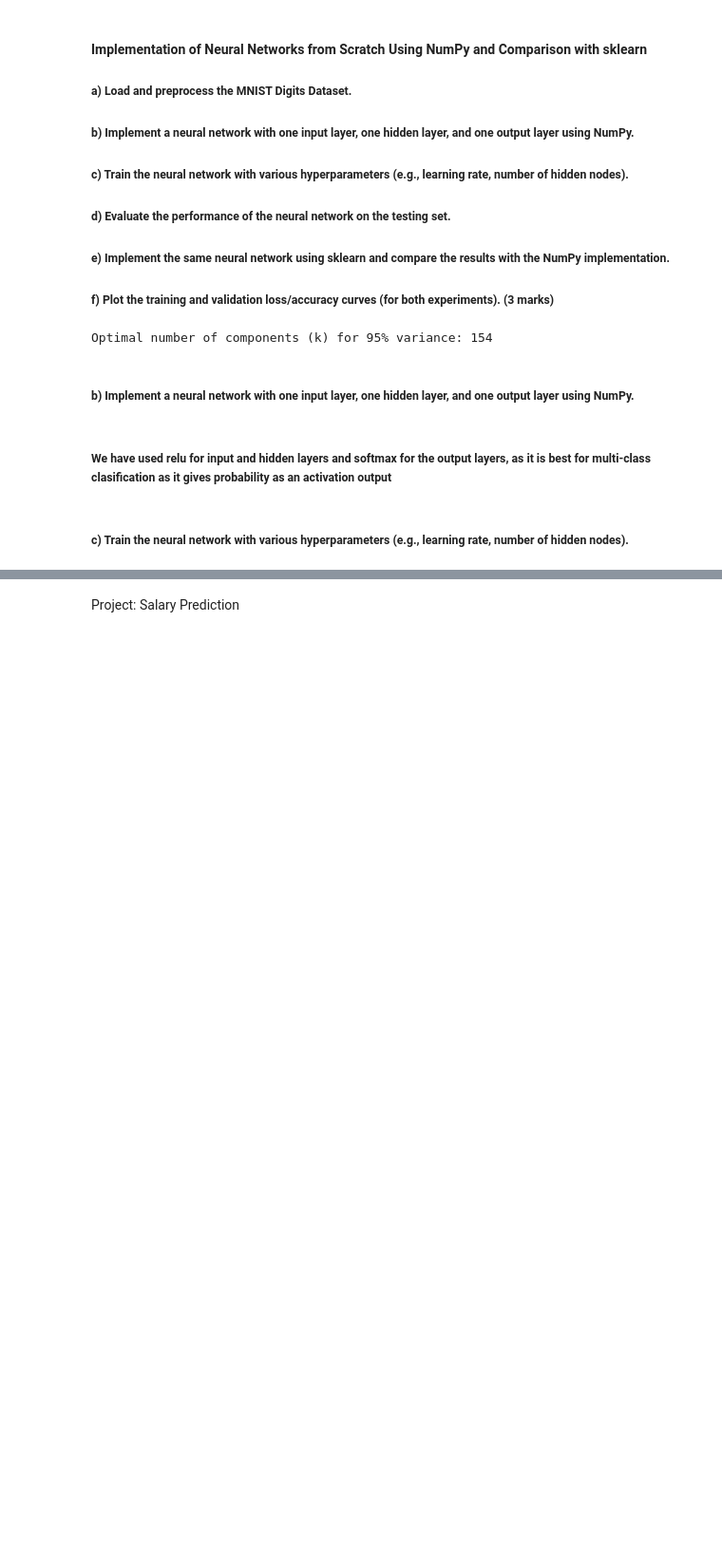
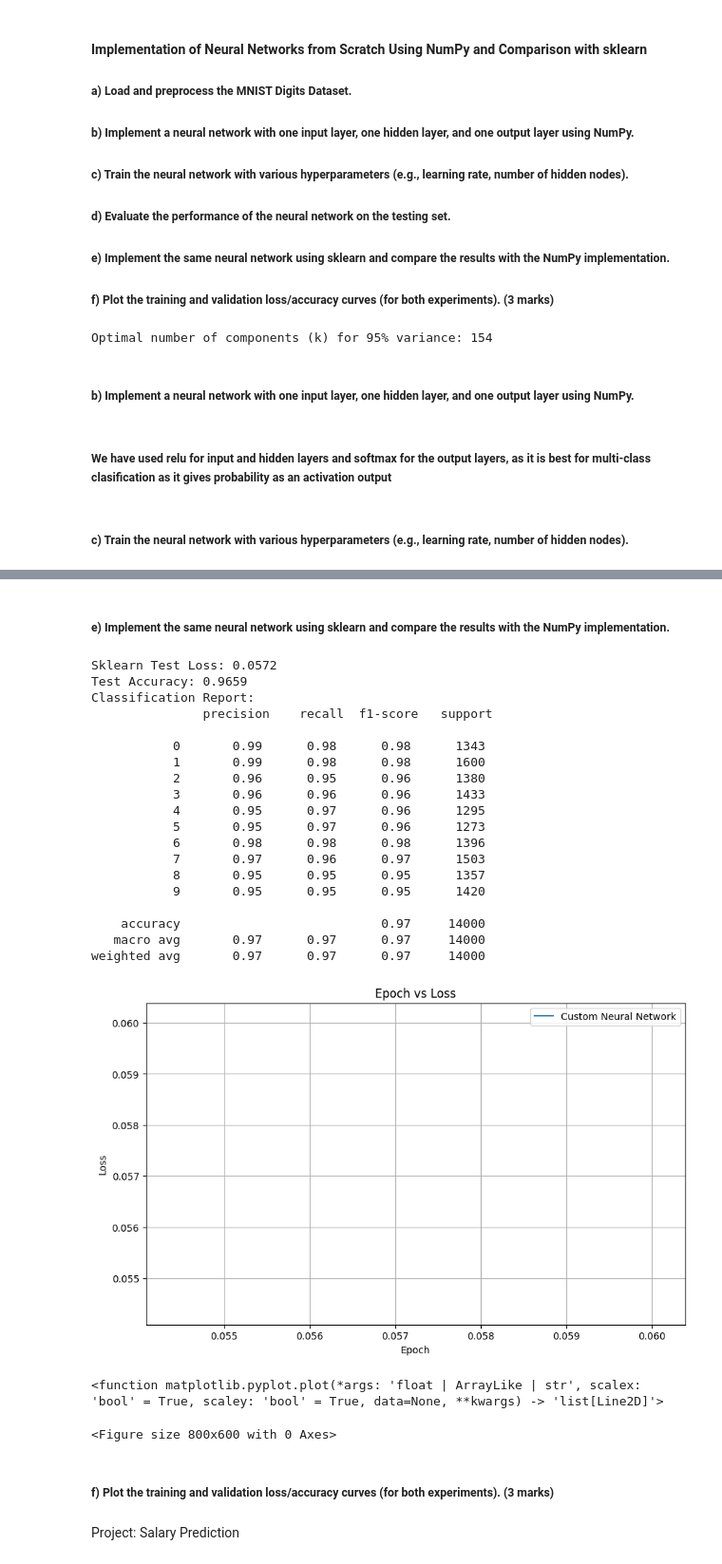
Before and after one commit to fastasturtlee/EDA, a Jupyter notebook: g24ait2004_g24ait2212_A2.ipynb, the cells around one changed output, grey strips where cells are left out. Shown: that part at 95% size. Saved outputs shown, nothing was run; the diff lists cells and outputs as text; code cells hidden in the pictures; blank space fills up the shorter version.

Commit message:
added some graph

```diff
--- a/g24ait2004_g24ait2212_A2.ipynb
+++ b/g24ait2004_g24ait2212_A2.ipynb
@@ -454,8 +456,11 @@ class NeuralNetwork:
 
             self.backward_pass(inputs, labels)
 
-            if epoch % 10 == 0:
-                print(f"Epoch {epoch}, Loss: {loss:.4f}")
+            print(f"Epoch {epoch+1}, Loss: {loss:.4f}")
+
+
+        self.loss = loss
+
 
     def predict(self, inputs):
 
@@ -464,6 +469,6 @@ class NeuralNetwork:
 # %% [markdown]
 ##### c) Train the neural network with various hyperparameters (e.g., learning rate, number of hidden nodes).
 # %%
-network = NeuralNetwork(input_size=optimal_k, hidden_layer_size=20, output_size=10,learning_rate=0.01)
+network = NeuralNetwork(input_size=optimal_k, hidden_layer_size=100, output_size=10,learning_rate=0.01)
 # %%
 network.train(pca_digit_train_data, digit_train_target_data.astype(int), epochs=100)
@@ -484,0 +526,55 @@ Test Accuracy: 0.9372
+# %% [markdown]
+##### e) Implement the same neural network using sklearn and compare the results with the NumPy implementation.
+# %%
+classifier = MLPClassifier(hidden_layer_sizes=(100,), max_iter=100, random_state=42)
+sklearn_model = classifier.fit(pca_digit_train_data, digit_train_target_data.astype(int))
+predictions = classifier.predict(pca_digit_test_data)
+sklearn_accuracy = accuracy_score(digit_test_target_data.astype(int), predictions)
+sklearn_loss = classifier.loss_
+print(f"Sklearn Test Loss: {sklearn_loss:.4f}")
+print(f"Test Accuracy: {sklearn_accuracy:.4f}")
+
+sklearn_report = classification_report(digit_test_target_data.astype(int), predictions, target_names=[str(i) for i in range(10)])
+
+print("Classification Report:\n", sklearn_report)
+
+sklearn_model.loss_
+#plot training and validation epoch vs loss
+plt.figure(figsize=(10, 6))
+plt.plot(sklearn_model.loss_, classifier.loss_, label='Custom Neural Network')
+#plt.plot(range(1, 101), classifier.loss_curve_, label='Sklearn MLPClassifier')
+plt.title('Epoch vs Loss')
+plt.xlabel('Epoch')
+plt.ylabel('Loss')
+plt.legend()
+plt.grid()
+plt.show()
+# %% [output]
+Sklearn Test Loss: 0.0572
+Test Accuracy: 0.9659
+Classification Report:
+               precision    recall  f1-score   support
+
+           0       0.99      0.98      0.98      1343
+           1       0.99      0.98      0.98      1600
+           2       0.96      0.95      0.96      1380
+           3       0.96      0.96      0.96      1433
+           4       0.95      0.97      0.96      1295
+           5       0.95      0.97      0.96      1273
+           6       0.98      0.98      0.98      1396
+           7       0.97      0.96      0.97      1503
+           8       0.95      0.95      0.95      1357
+           9       0.95      0.95      0.95      1420
+
+    accuracy                           0.97     14000
+   macro avg       0.97      0.97      0.97     14000
+weighted avg       0.97      0.97      0.97     14000
+[figure, added]
+# %%
+plt.figure(figsize=(8, 6))
+plt.plot
+# %% [output]
+<function matplotlib.pyplot.plot(*args: 'float | ArrayLike | str', scalex: 'bool' = True, scaley: 'bool' = True, data=None, **kwargs) -> 'list[Line2D]'>
+<Figure size 800x600 with 0 Axes>
+# %% [markdown]
+##### f) Plot the training and validation loss/accuracy curves (for both experiments). (3 marks)
```
Also changed, not shown: parts of 5 cells of this notebook, 9 other files.
